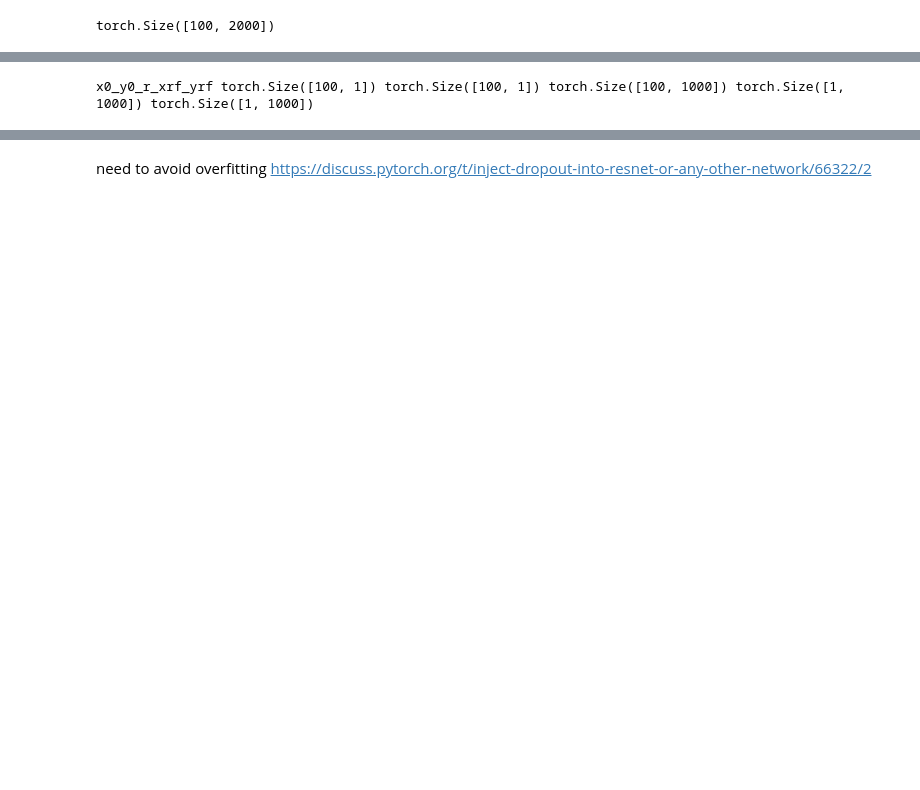
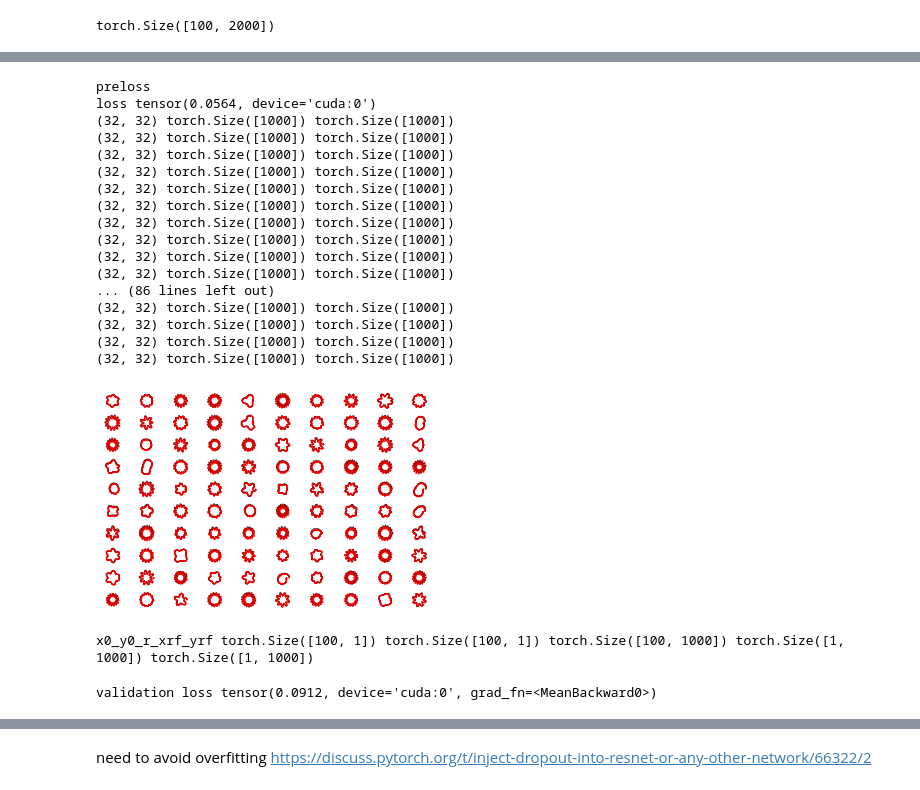
Before and after one commit to WilliamAshbee/splineexample, a Jupyter notebook: Transformer_first_attempt.ipynb, the cells around one changed output, grey strips where cells are left out. Saved outputs shown, nothing was run; the diff lists cells and outputs as text; code cells hidden in the pictures; blank space fills up the shorter version.

```diff
--- a/Transformer_first_attempt.ipynb
+++ b/Transformer_first_attempt.ipynb
@@ -211,8 +216,8 @@ torch.Size([10, 3, 32, 32])
 from torch.utils import data
 from torch.utils.data import DataLoader, TensorDataset, RandomSampler
 
-mini_batch = 64
-train_dataset = DonutDataset(length = 64*20)
+mini_batch = 100
+train_dataset = DonutDataset(length = 100*20)
 loader_train = data.DataLoader(
     train_dataset,
     batch_size=mini_batch,
@@ -250,9 +251,9 @@ v = ViT(
     emb_dropout = 0.1
 )
 
-v = nn.Sequential(
+v = torch.nn.Sequential(
     v,
-    nn.Sigmoid()
+    torch.nn.Sigmoid()
 )
 
 img = torch.randn(100, 3, 32, 32)
@@ -335,12 +369,46 @@ optimizer = torch.optim.Adam(model.parameters(),lr = 0.000001, betas = (.9,.999)
+# %%
+model = model.eval()
+#dataset = DonutDataset(length = 100)
+DonutDataset.displayCanvas('vit-training-1.png',loader_train, model = model)
+# %% [output]
+preloss
+loss tensor(0.0564, device='cuda:0')
+(32, 32) torch.Size([1000]) torch.Size([1000])
+(32, 32) torch.Size([1000]) torch.Size([1000])
+(32, 32) torch.Size([1000]) torch.Size([1000])
+(32, 32) torch.Size([1000]) torch.Size([1000])
+(32, 32) torch.Size([1000]) torch.Size([1000])
+(32, 32) torch.Size([1000]) torch.Size([1000])
+(32, 32) torch.Size([1000]) torch.Size([1000])
+(32, 32) torch.Size([1000]) torch.Size([1000])
+(32, 32) torch.Size([1000]) torch.Size([1000])
+(32, 32) torch.Size([1000]) torch.Size([1000])
+... (86 lines left out)
+(32, 32) torch.Size([1000]) torch.Size([1000])
+(32, 32) torch.Size([1000]) torch.Size([1000])
+(32, 32) torch.Size([1000]) torch.Size([1000])
+(32, 32) torch.Size([1000]) torch.Size([1000])
+[figure, added]
+# %%
+from torch.utils import data
+from torch.utils.data import DataLoader, TensorDataset, RandomSampler
+
+mini_batch = 100
+dataset = DonutDataset(length = 100)
+loader_test = data.DataLoader(
+    dataset,
+    batch_size=mini_batch,
+    sampler=RandomSampler(data_source=dataset),
+    num_workers=4)
+# %% [output]
+x0_y0_r_xrf_yrf torch.Size([100, 1]) torch.Size([100, 1]) torch.Size([100, 1000]) torch.Size([1, 1000]) torch.Size([1, 1000])
 # %%
-for epoch in range(100):
-  for x,y in loader_train:
-    optimizer.zero_grad()
-    x = x.cuda()
-    y = y.cuda()
-    loss = mse_cnn(x,y)
-    loss.backward()
-    optimizer.step()
-  print('epoch',epoch,'loss',loss)
-
-    #print(out.shape)
+#model = model.eval()
+for x,y in loader_test:
+  x = x.cuda()
+  y = y.cuda()
+  loss = mse_vit(x,y,model=model)
+  print('validation loss',loss)
+  break
+# %% [output]
+validation loss tensor(0.0912, device='cuda:0', grad_fn=<MeanBackward0>)
@@ -351,13 +414,0 @@ DonutDataset.displayCanvas('cnn-resn18-mod-2WFCL.png',train_dataset, model = mod
-# %%
-from torch.utils import data
-from torch.utils.data import DataLoader, TensorDataset, RandomSampler
-
-mini_batch = 64
-dataset = DonutDataset(length = 100)
-loader_test = data.DataLoader(
-    dataset,
-    batch_size=mini_batch,
-    sampler=RandomSampler(data_source=dataset),
-    num_workers=4)
-# %% [output]
-x0_y0_r_xrf_yrf torch.Size([100, 1]) torch.Size([100, 1]) torch.Size([100, 1000]) torch.Size([1, 1000]) torch.Size([1, 1000])
```
Also changed, not shown: parts of 13 cells of this notebook.
